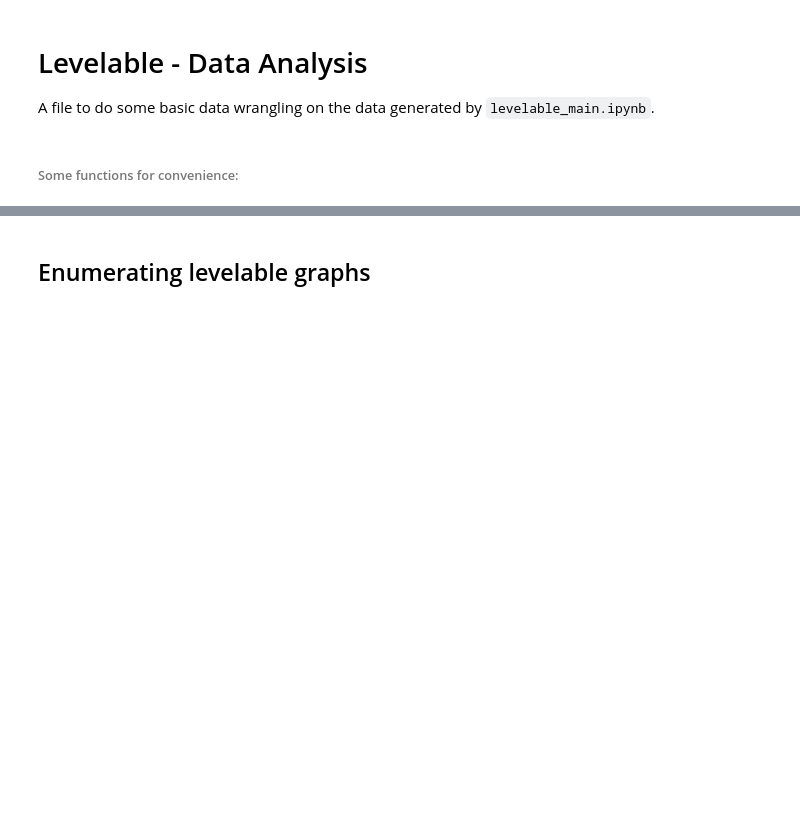
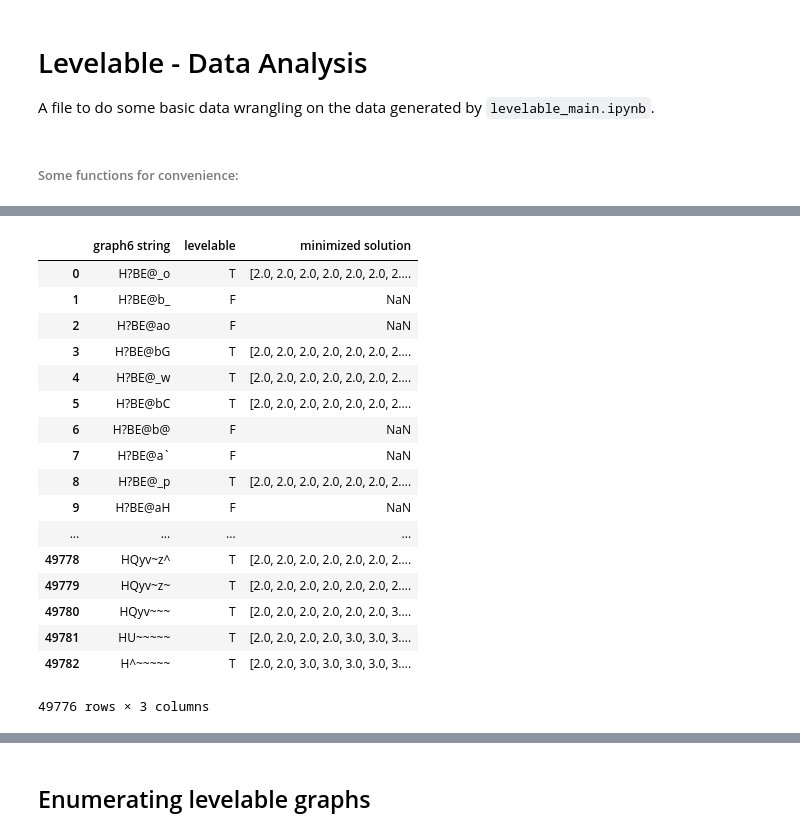
Before and after one commit to michael-chong/levelable, a Jupyter notebook: levelable_analysis.ipynb, the cells around one changed output, grey strips where cells are left out. Cells and saved outputs as stored; diff of their text form; code cells hidden in the pictures; blank space fills up the shorter version.

```diff
--- a/levelable_analysis.ipynb
+++ b/levelable_analysis.ipynb
@@ -115,0 +256,21 @@ def g6_show(string):
+# %%
+df
+# %% [output]
+|  | graph6 string | levelable | minimized solution |
+| 0 | H?BE@_o | T | [2.0, 2.0, 2.0, 2.0, 2.0, 2.0, 2.... |
+| 1 | H?BE@b_ | F | NaN |
+| 2 | H?BE@ao | F | NaN |
+| 3 | H?BE@bG | T | [2.0, 2.0, 2.0, 2.0, 2.0, 2.0, 2.... |
+| 4 | H?BE@_w | T | [2.0, 2.0, 2.0, 2.0, 2.0, 2.0, 2.... |
+| 5 | H?BE@bC | T | [2.0, 2.0, 2.0, 2.0, 2.0, 2.0, 2.... |
+| 6 | H?BE@b@ | F | NaN |
+| 7 | H?BE@a` | F | NaN |
+| 8 | H?BE@_p | T | [2.0, 2.0, 2.0, 2.0, 2.0, 2.0, 2.... |
+| 9 | H?BE@aH | F | NaN |
+| ... | ... | ... | ... |
+| 49778 | HQyv~z^ | T | [2.0, 2.0, 2.0, 2.0, 2.0, 2.0, 2.... |
+| 49779 | HQyv~z~ | T | [2.0, 2.0, 2.0, 2.0, 2.0, 2.0, 2.... |
+| 49780 | HQyv~~~ | T | [2.0, 2.0, 2.0, 2.0, 2.0, 2.0, 3.... |
+| 49781 | HU~~~~~ | T | [2.0, 2.0, 2.0, 2.0, 3.0, 3.0, 3.... |
+| 49782 | H^~~~~~ | T | [2.0, 2.0, 3.0, 3.0, 3.0, 3.0, 3.... |
+49776 rows × 3 columns
```
Also changed, not shown: parts of 14 cells of this notebook.
